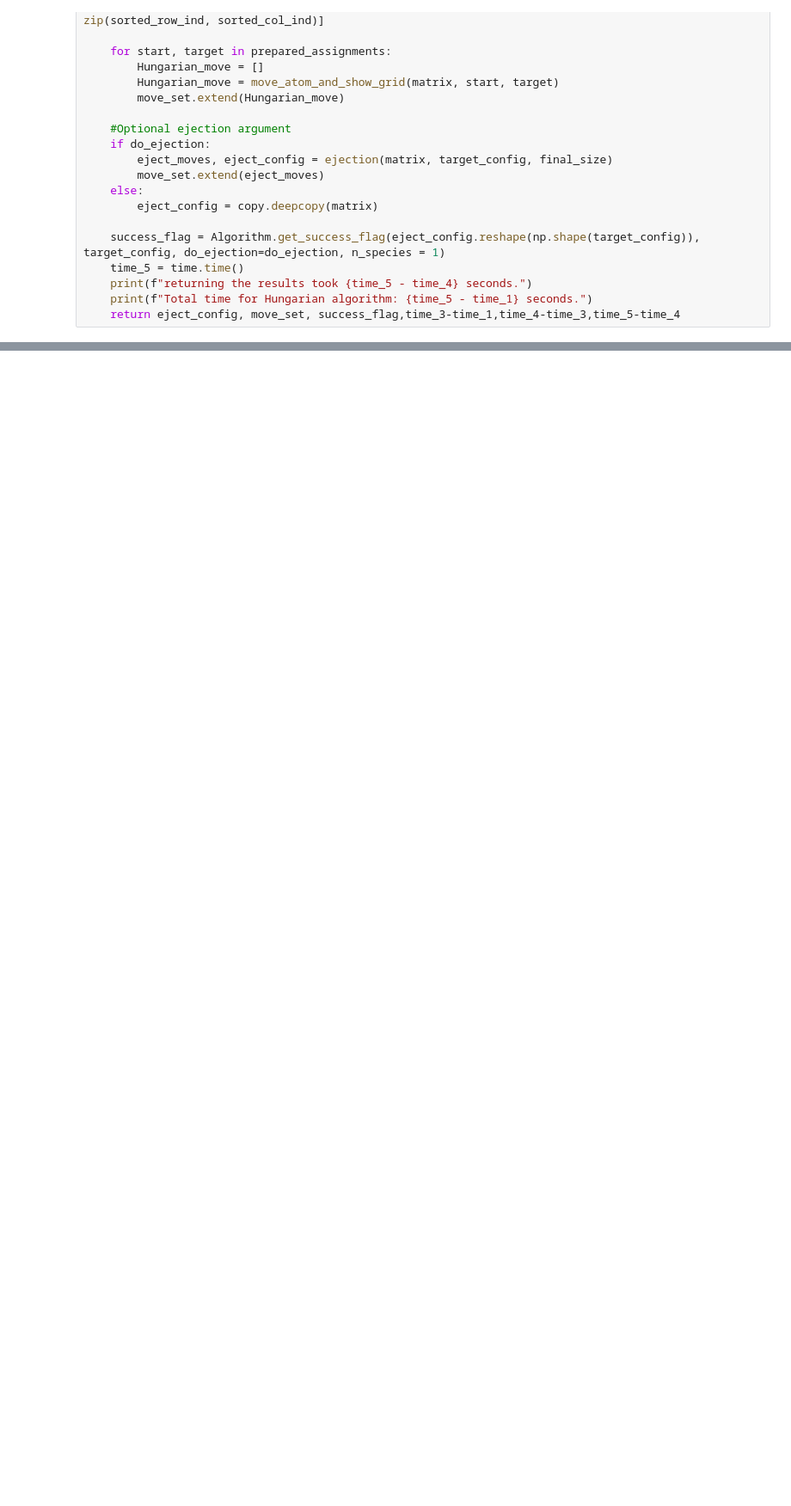
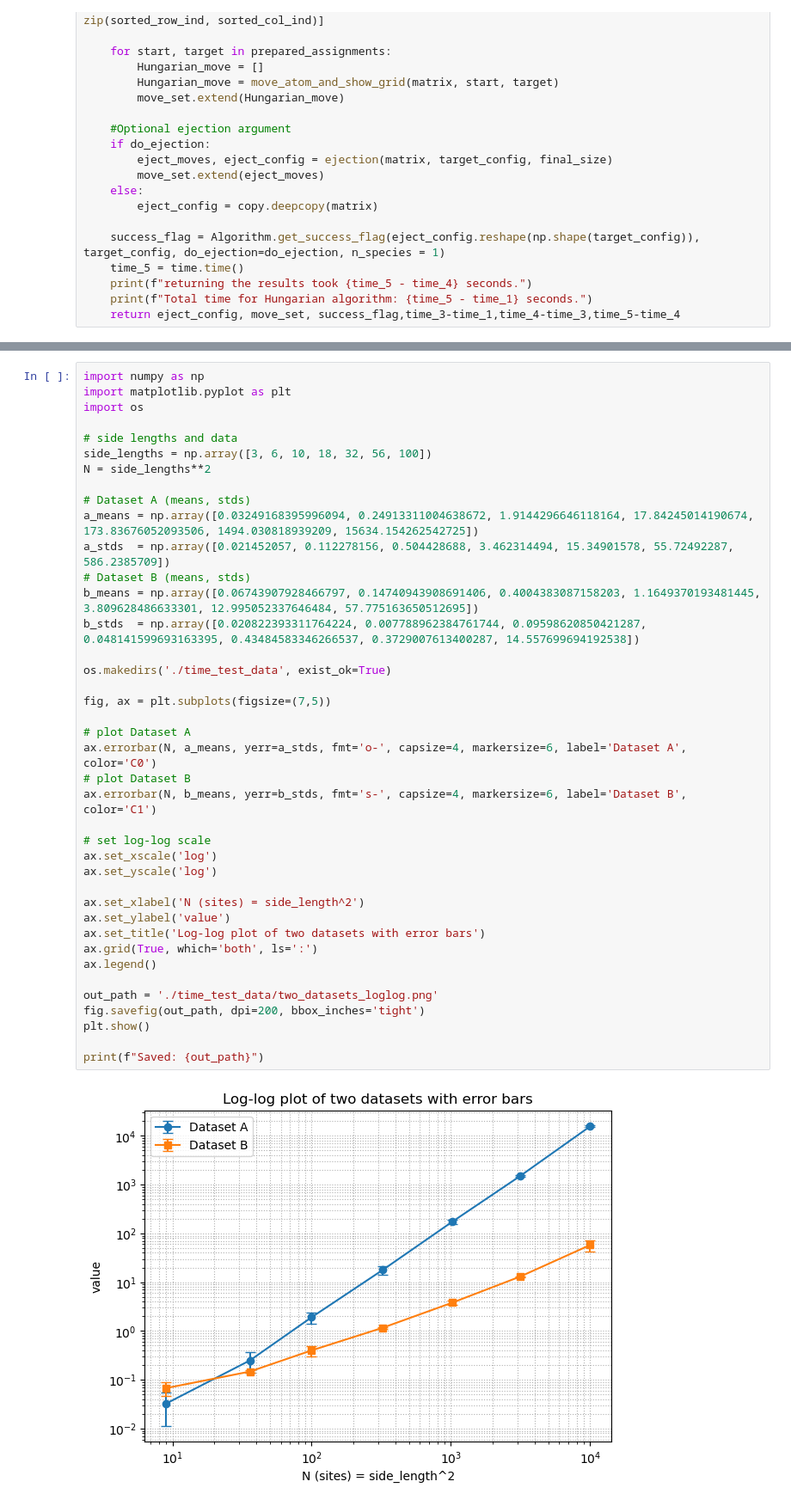
Before and after one commit to YuaZheH/atommovr_yuanzhe, a Jupyter notebook: Hungarian_test.ipynb, the cells around one changed output, grey strips where cells are left out. Shown: that part at 86% size. Drawn from its saved outputs; the diff is of its cells as text; blank space fills up the shorter version.

Commit message:
time test 3

```diff
--- a/Hungarian_test.ipynb
+++ b/Hungarian_test.ipynb
@@ -549,0 +620,42 @@ Number of moves: 447
+# %%
+import numpy as np
+import matplotlib.pyplot as plt
+import os
+
+# side lengths and data
+side_lengths = np.array([3, 6, 10, 18, 32, 56, 100])
+N = side_lengths**2
+
+# Dataset A (means, stds)
+a_means = np.array([0.03249168395996094, 0.24913311004638672, 1.9144296646118164, 17.84245014190674, 173.83676052093506, 1494.030818939209, 15634.154262542725])
+a_stds  = np.array([0.021452057, 0.112278156, 0.504428688, 3.462314494, 15.34901578, 55.72492287, 586.2385709])
+# Dataset B (means, stds)
+b_means = np.array([0.06743907928466797, 0.14740943908691406, 0.4004383087158203, 1.1649370193481445, 3.809628486633301, 12.995052337646484, 57.775163650512695])
+b_stds  = np.array([0.020822393311764224, 0.007788962384761744, 0.09598620850421287, 0.048141599693163395, 0.43484583346266537, 0.3729007613400287, 14.557699694192538])
+
+os.makedirs('./time_test_data', exist_ok=True)
+
+fig, ax = plt.subplots(figsize=(7,5))
+
+# plot Dataset A
+ax.errorbar(N, a_means, yerr=a_stds, fmt='o-', capsize=4, markersize=6, label='Dataset A', color='C0')
+# plot Dataset B
+ax.errorbar(N, b_means, yerr=b_stds, fmt='s-', capsize=4, markersize=6, label='Dataset B', color='C1')
+
+# set log-log scale
+ax.set_xscale('log')
+ax.set_yscale('log')
+
+ax.set_xlabel('N (sites) = side_length^2')
+ax.set_ylabel('value')
+ax.set_title('Log-log plot of two datasets with error bars')
+ax.grid(True, which='both', ls=':')
+ax.legend()
+
+out_path = './time_test_data/two_datasets_loglog.png'
+fig.savefig(out_path, dpi=200, bbox_inches='tight')
+plt.show()
+
+print(f"Saved: {out_path}")
+# %% [output]
+[figure, added]
```
Also changed, not shown: parts of 6 cells of this notebook, 5 other files.
